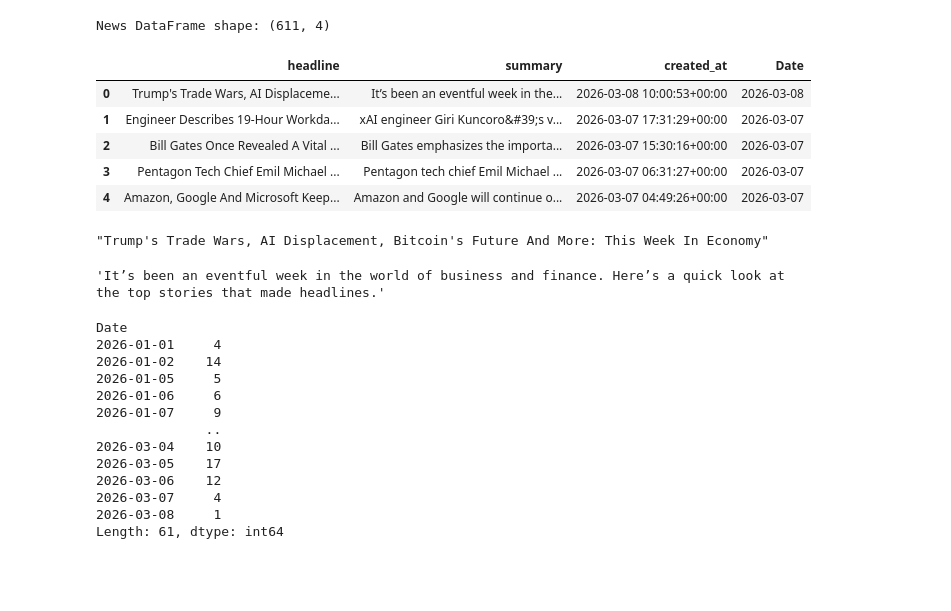
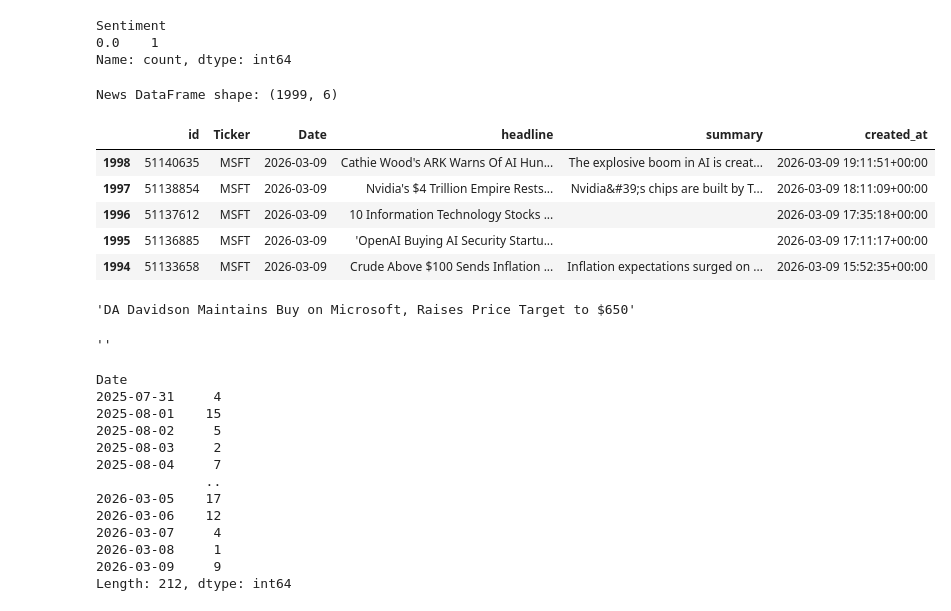
Before and after one commit to gabriel-ferreira-life/Trading-Engine, a Jupyter notebook: src/backend/eda/exploratory_llm.ipynb, the cells around one changed output. Drawn from its saved outputs; the diff is of its cells as text; code cells hidden in the pictures; blank space fills up the shorter version.

```diff
--- a/src/backend/eda/exploratory_llm.ipynb
+++ b/src/backend/eda/exploratory_llm.ipynb
@@ -15,0 +52,6 @@ gold_path = f"../../../data/gold/{ticker}/{interval}/baseline_results.parquet"
+# %%
+df_news['Sentiment'].value_counts()
+# %% [output]
+Sentiment
+0.0    1
+Name: count, dtype: int64
@@ -16,41 +94,40 @@ gold_path = f"../../../data/gold/{ticker}/{interval}/baseline_results.parquet"
 # %%
 df_news = pd.read_parquet(bronze_path, engine='pyarrow').reset_index(drop=True)
-df_news['Date'] = pd.to_datetime(df_news['created_at']).dt.tz_localize(None).dt.normalize()
 print(f"News DataFrame shape: {df_news.shape}")
 df_news.sort_values(by='created_at', ascending=False).head()
 # %% [output]
-News DataFrame shape: (611, 4)
+News DataFrame shape: (1999, 6)
-|  | headline | summary | created_at | Date |
-| 0 | Trump's Trade Wars, AI Displaceme... | It’s been an eventful week in the... | 2026-03-08 10:00:53+00:00 | 2026-03-08 |
-| 1 | Engineer Describes 19-Hour Workda... | xAI engineer Giri Kuncoro&#39;s v... | 2026-03-07 17:31:29+00:00 | 2026-03-07 |
-| 2 | Bill Gates Once Revealed A Vital ... | Bill Gates emphasizes the importa... | 2026-03-07 15:30:16+00:00 | 2026-03-07 |
-| 3 | Pentagon Tech Chief Emil Michael ... | Pentagon tech chief Emil Michael ... | 2026-03-07 06:31:27+00:00 | 2026-03-07 |
-| 4 | Amazon, Google And Microsoft Keep... | Amazon and Google will continue o... | 2026-03-07 04:49:26+00:00 | 2026-03-07 |
+|  | id | Ticker | Date | headline | summary | created_at |
+| 1998 | 51140635 | MSFT | 2026-03-09 | Cathie Wood's ARK Warns Of AI Hun... | The explosive boom in AI is creat... | 2026-03-09 19:11:51+00:00 |
+| 1997 | 51138854 | MSFT | 2026-03-09 | Nvidia's $4 Trillion Empire Rests... | Nvidia&#39;s chips are built by T... | 2026-03-09 18:11:09+00:00 |
+| 1996 | 51137612 | MSFT | 2026-03-09 | 10 Information Technology Stocks ... |  | 2026-03-09 17:35:18+00:00 |
+| 1995 | 51136885 | MSFT | 2026-03-09 | 'OpenAI Buying AI Security Startu... |  | 2026-03-09 17:11:17+00:00 |
+| 1994 | 51133658 | MSFT | 2026-03-09 | Crude Above $100 Sends Inflation ... | Inflation expectations surged on ... | 2026-03-09 15:52:35+00:00 |
 # %%
 df_news['headline'][0]
 # %% [output]
-"Trump's Trade Wars, AI Displacement, Bitcoin's Future And More: This Week In Economy"
+'DA Davidson Maintains Buy on Microsoft, Raises Price Target to $650'
 # %%
 df_news['summary'][0]
 # %% [output]
-'It’s been an eventful week in the world of business and finance. Here’s a quick look at the top stories that made headlines.'
+''
 # %%
 grouped_news = df_news.groupby('Date')
 grouped_news.size()
 # %% [output]
 Date
-2026-01-01     4
-2026-01-02    14
-2026-01-05     5
-2026-01-06     6
-2026-01-07     9
+2025-07-31     4
+2025-08-01    15
+2025-08-02     5
+2025-08-03     2
+2025-08-04     7
               ..
-2026-03-04    10
 2026-03-05    17
 2026-03-06    12
 2026-03-07     4
 2026-03-08     1
-Length: 61, dtype: int64
+2026-03-09     9
+Length: 212, dtype: int64
 # %%
 from langchain_openai import ChatOpenAI
 from langchain_core.prompts import PromptTemplate
```
Also changed, not shown: parts of 21 cells of this notebook, 14 other files.
